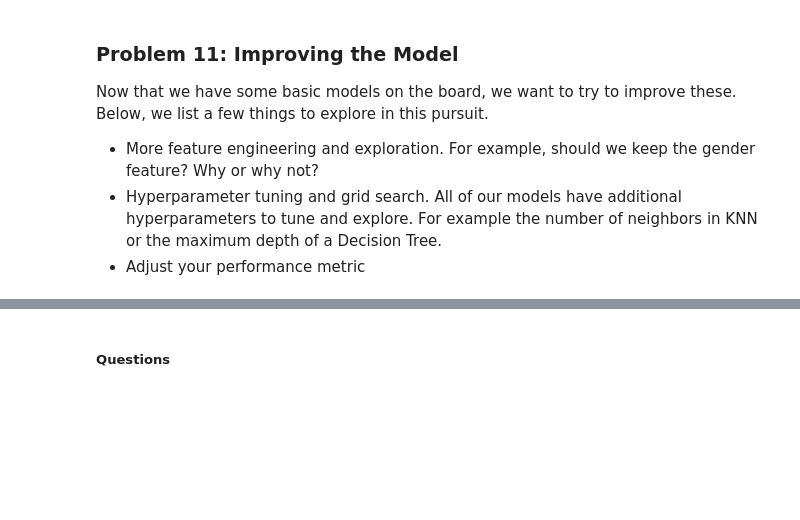
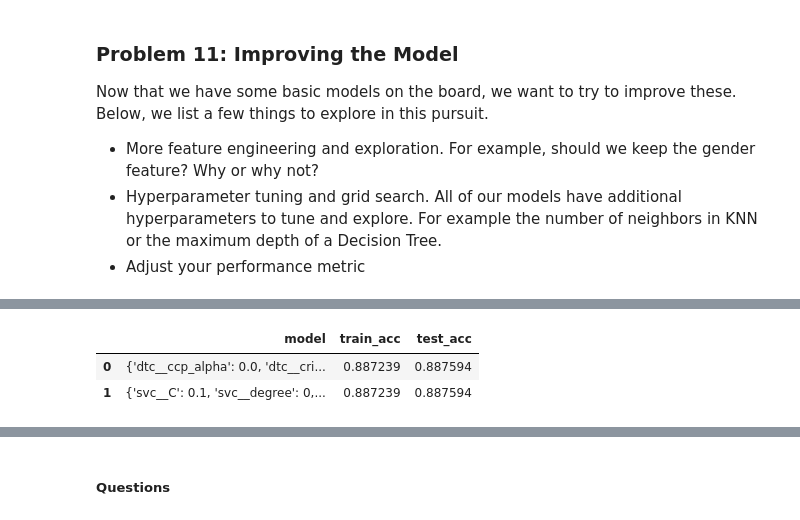
Before and after one commit to maskbit/classifier_comparison, a Jupyter notebook: prompt_III.ipynb, the cells around one changed output, grey strips where cells are left out. Cells and saved outputs as stored; diff of their text form; code cells hidden in the pictures; blank space fills up the shorter version.

```diff
--- a/prompt_III.ipynb
+++ b/prompt_III.ipynb
@@ -268,0 +292,20 @@ dtcgrid.best_score_
+# %%
+preds_dtc_train = dtcgrid.predict(X_train)
+preds_dtc_test = dtcgrid.predict(X_test)
+
+train_acc_hp.append(accuracy_score(y_train, preds_dtc_train))
+test_acc_hp.append(accuracy_score(y_test, preds_dtc_test))
+# %%
+##Hyper parameter tuning for SVC
+
+svc_param_grid = {
+    'svc__kernel' : ['linear'],
+    'svc__gamma' : [0.1, 1, 10],
+    'svc__C' : [0.1, 1, 10],
+    'svc__degree' :[0, 1, 2, 3]
+}
+
+svcgrid = GridSearchCV(svcpipe, param_grid=svc_param_grid, scoring="accuracy", verbose=1)
+svcgrid.fit(X_train,y_train)
+
+svcgrid.best_estimator_
@@ -268,0 +322,15 @@ dtcgrid.best_score_
+# %%
+model_hp.append(svcgrid.best_params_)
+# %%
+preds_svc_train = svcgrid.predict(X_train)
+preds_svc_test = svcgrid.predict(X_test)
+
+train_acc_hp.append(accuracy_score(y_train, preds_svc_train))
+test_acc_hp.append(accuracy_score(y_test, preds_svc_test))
+# %%
+results = pd.DataFrame({'model': model_hp, 'train_acc': train_acc_hp, 'test_acc':test_acc_hp })
+results.head()
+# %% [output]
+|  | model | train_acc | test_acc |
+| 0 | {'dtc__ccp_alpha': 0.0, 'dtc__cri... | 0.887239 | 0.887594 |
+| 1 | {'svc__C': 0.1, 'svc__degree': 0,... | 0.887239 | 0.887594 |
```
Also changed, not shown: parts of 18 cells of this notebook.
